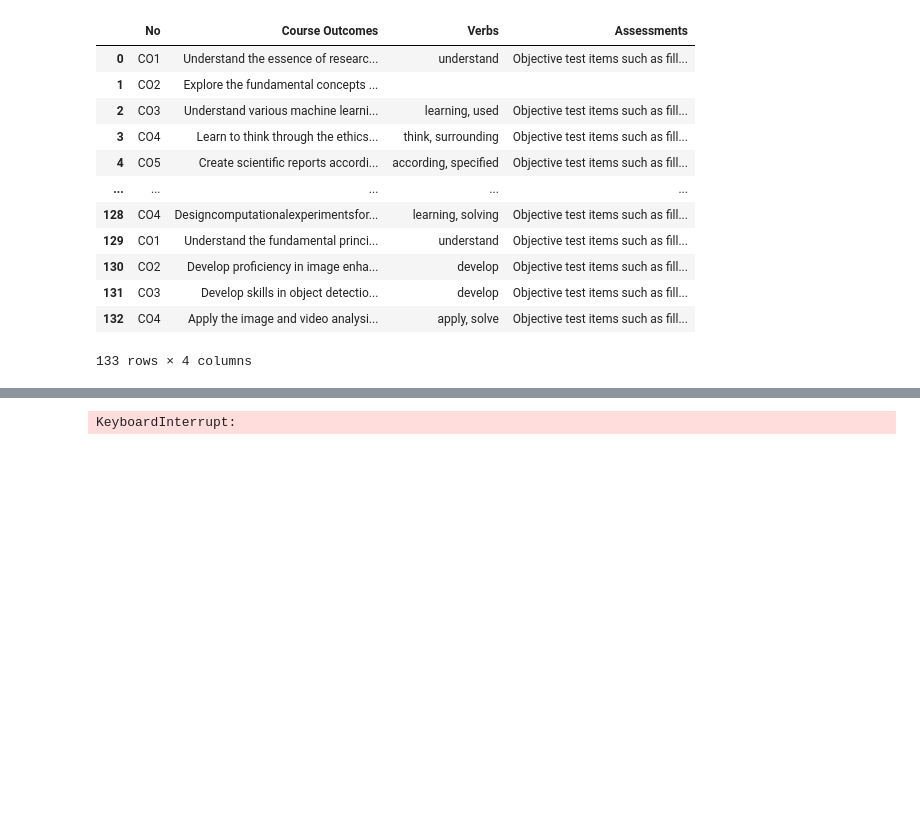
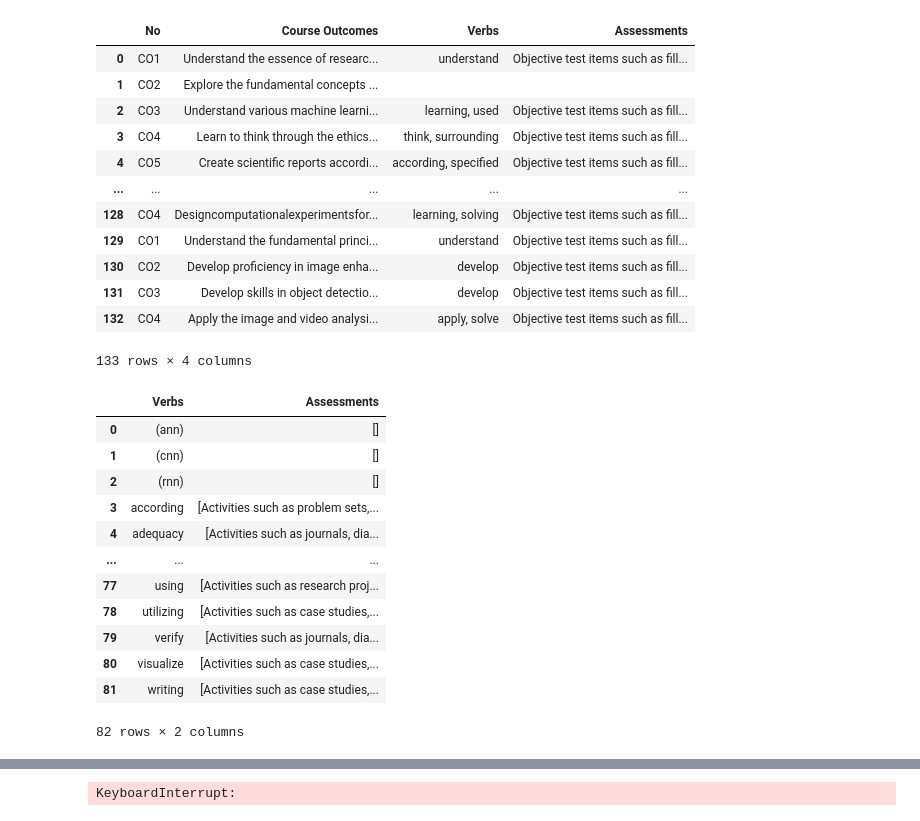
Before and after one commit to rajan-fredrick-04/Research_Project, a Jupyter notebook: Pre Research Works/Research-3a.ipynb, the cells around one changed output, grey strips where cells are left out. Saved outputs shown, nothing was run; the diff lists cells and outputs as text; code cells hidden in the pictures; blank space fills up the shorter version.

```diff
--- a/Pre Research Works/Research-3a.ipynb
+++ b/Pre Research Works/Research-3a.ipynb
@@ -340,0 +347,2 @@ df_co.to_excel("Course Assessments.xlsx")
+# %%
+df_va = pd.DataFrame(columns=["Verbs", "Assessments"])
@@ -340,0 +417,28 @@ df_co.to_excel("Course Assessments.xlsx")
+# %%
+# Define a function to handle nested lists and ensure uniqueness
+def aggregate_unique_assessments(assessments):
+    # Flatten and deduplicate all lists in the column
+    unique_items = set(item for sublist in assessments for item in sublist)
+    return list(unique_items)
+
+# Group by "Verbs" and apply the aggregation function
+grouped_df = df_va.groupby("Verbs", as_index=False).agg({
+    "Assessments": aggregate_unique_assessments
+})
+
+# Display the grouped DataFrame
+grouped_df
+# %% [output]
+|  | Verbs | Assessments |
+| 0 | (ann) | [] |
+| 1 | (cnn) | [] |
+| 2 | (rnn) | [] |
+| 3 | according | [Activities such as problem sets,... |
+| 4 | adequacy | [Activities such as journals, dia... |
+| ... | ... | ... |
+| 77 | using | [Activities such as research proj... |
+| 78 | utilizing | [Activities such as case studies,... |
+| 79 | verify | [Activities such as journals, dia... |
+| 80 | visualize | [Activities such as case studies,... |
+| 81 | writing | [Activities such as case studies,... |
+82 rows × 2 columns
```
Also changed, not shown: parts of 9 cells of this notebook, 1 other file.
